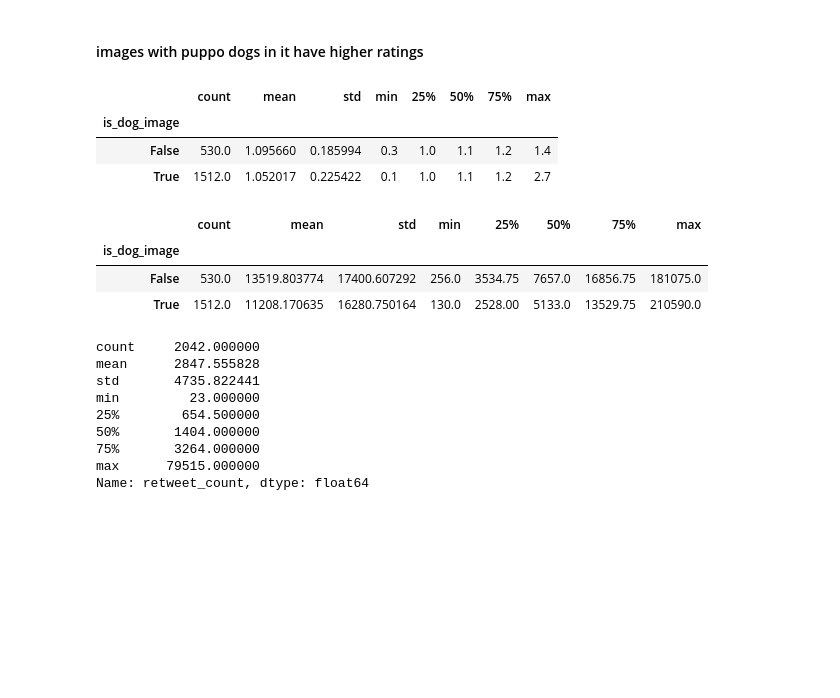
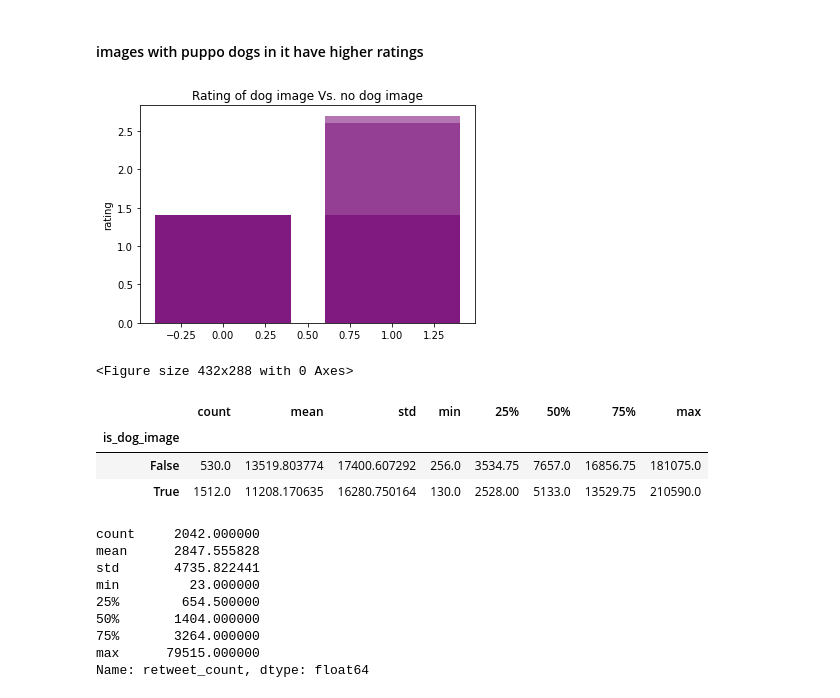
Before and after one commit to Kamnosho/WeRateDogs_project, a Jupyter notebook: wrangle_act.ipynb, the cells around one changed output. Cells and saved outputs as stored; diff of their text form; code cells hidden in the pictures; blank space fills up the shorter version.

```diff
--- a/wrangle_act.ipynb
+++ b/wrangle_act.ipynb
@@ -823,19 +837,33 @@ archive_master.groupby(['dog_stage']).describe()
+# %%
+#how is tweets with no dogs rated
+# set data
+x = archive_master.is_dog_image
+y = archive_master.rating_ratio
+x_p = ('False','True')
+# Create bars and choose color
+plt.bar(x, y, color = (0.5,0.1,0.5,0.6))
+
+# Add title and axis names
+plt.title('Rating of dog image Vs. no dog image')
+plt.xlabel('')
+plt.ylabel('rating')
+
+# Show graphic
+plt.show()
+
+# save fig.
+plt.savefig('dog vs no dog.png')
+# %% [output]
+[figure, added]
+<Figure size 432x288 with 0 Axes>
 # %%
-archive_master.groupby(['is_dog_image'])['rating_ratio'].describe()
+
+archive_master.groupby(['is_dog_image'])['interactions'].describe()
 # %% [output]
 |  | count | mean | std | min | 25% | 50% | 75% | max |
 | is_dog_image |  |  |  |  |  |  |  |  |
-| False | 530.0 | 1.095660 | 0.185994 | 0.3 | 1.0 | 1.1 | 1.2 | 1.4 |
-| True | 1512.0 | 1.052017 | 0.225422 | 0.1 | 1.0 | 1.1 | 1.2 | 2.7 |
+| False | 530.0 | 13519.803774 | 17400.607292 | 256.0 | 3534.75 | 7657.0 | 16856.75 | 181075.0 |
+| True | 1512.0 | 11208.170635 | 16280.750164 | 130.0 | 2528.00 | 5133.0 | 13529.75 | 210590.0 |
-# %%
-#create new column with sum favorte an retweet
-archive_master['interactions']= archive_master.favorite_count + archive_master.retweet_count
-archive_master.groupby(['is_dog_image'])['interactions'].describe()
-# %% [output]
-|  | count | mean | std | min | 25% | 50% | 75% | max |
-| is_dog_image |  |  |  |  |  |  |  |  |
-| False | 530.0 | 13519.803774 | 17400.607292 | 256.0 | 3534.75 | 7657.0 | 16856.75 | 181075.0 |
-| True | 1512.0 | 11208.170635 | 16280.750164 | 130.0 | 2528.00 | 5133.0 | 13529.75 | 210590.0 |
 # %%
 archive_master.retweet_count.describe()
 # %% [output]
```
Also changed, not shown: parts of 23 cells of this notebook, 2 other files.
